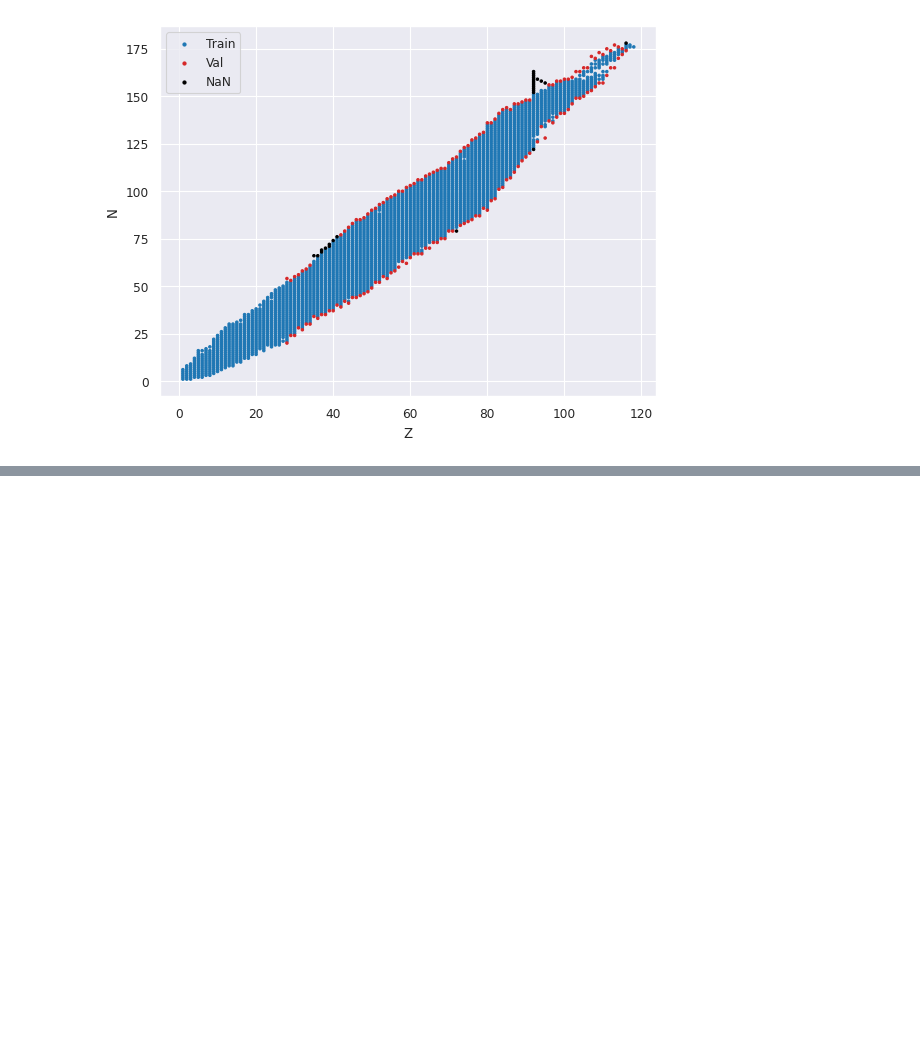
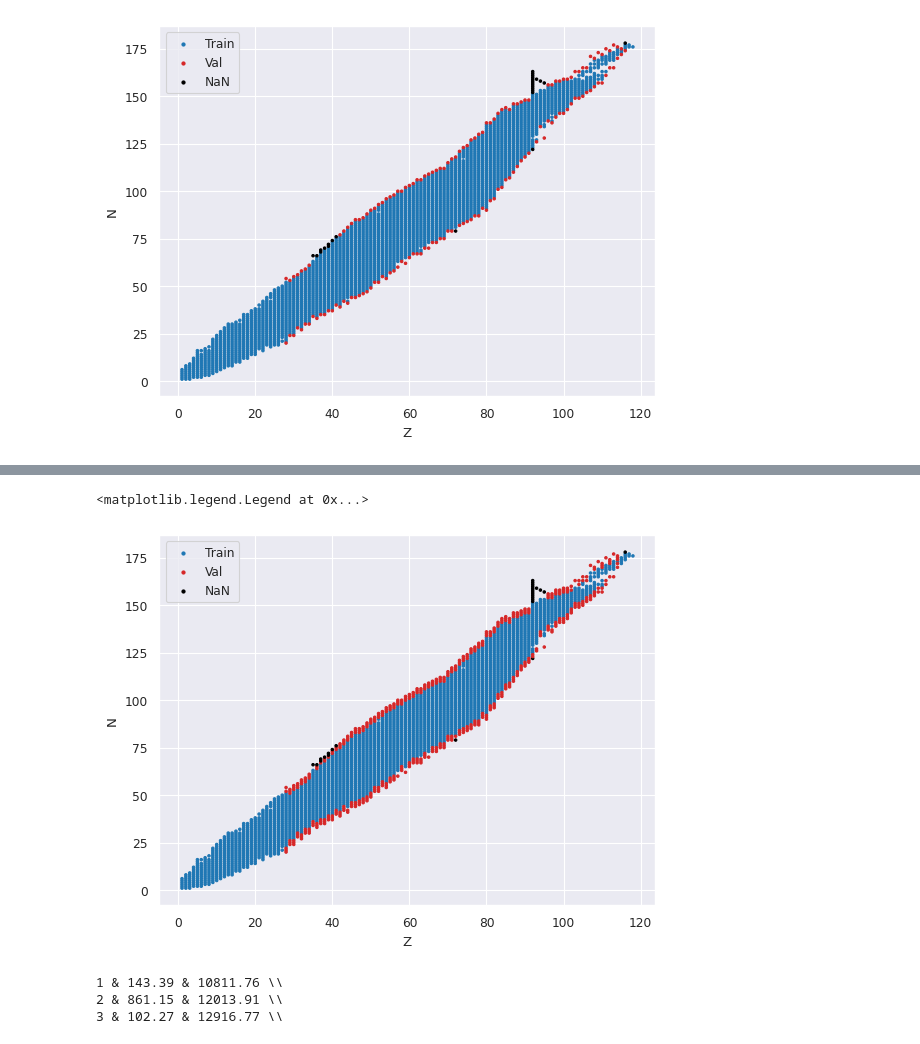
Before and after one commit to okitouni/NuCLR-MechInterp, a Jupyter notebook: nbs/extrap-plot.ipynb, the cells around one changed output, grey strips where cells are left out. Drawn from its saved outputs; the diff is of its cells as text; code cells hidden in the pictures; blank space fills up the shorter version.

```diff
--- a/nbs/extrap-plot.ipynb
+++ b/nbs/extrap-plot.ipynb
@@ -164,0 +289,18 @@ fig.colorbar(sc)
+# %%
+for mask, c in zip([data.train_mask, data.val_mask], ['C0', 'C3']):
+    mask = mask & (data.X[:, 2] == 0)
+    X = data.X[mask].cpu()
+    y = data.y[mask].cpu()
+    c = ['k' if y[i].isnan() else c for i in range(len(y))]
+    plt.scatter(X[:, 0], X[:, 1], c=c, s=3)
+plt.xlabel('Z')
+plt.ylabel('N')
+# legend for train, val, nan
+# first create the the points for the legend
+legend_elements = [plt.scatter([], [], c='C0', s=5, label='Train')]
+legend_elements += [plt.scatter([], [], c='C3', s=5, label='Val')]
+legend_elements += [plt.scatter([], [], c='k', s=5, label='NaN')]
+plt.legend(handles=legend_elements)
+# %% [output]
+<matplotlib.legend.Legend at 0x...>
+[figure, added]
@@ -164,0 +314,7 @@ fig.colorbar(sc)
+# %%
+for row, (train, test) in task_rms_values.items():
+    print(f"{row} & {train['binding']:.2f} & {test['binding']:.2f} \\\\")
+# %% [output]
+1 & 143.39 & 10811.76 \\
+2 & 861.15 & 12013.91 \\
+3 & 102.27 & 12916.77 \\
```
Also changed, not shown: parts of 14 cells of this notebook, 3 other files.
